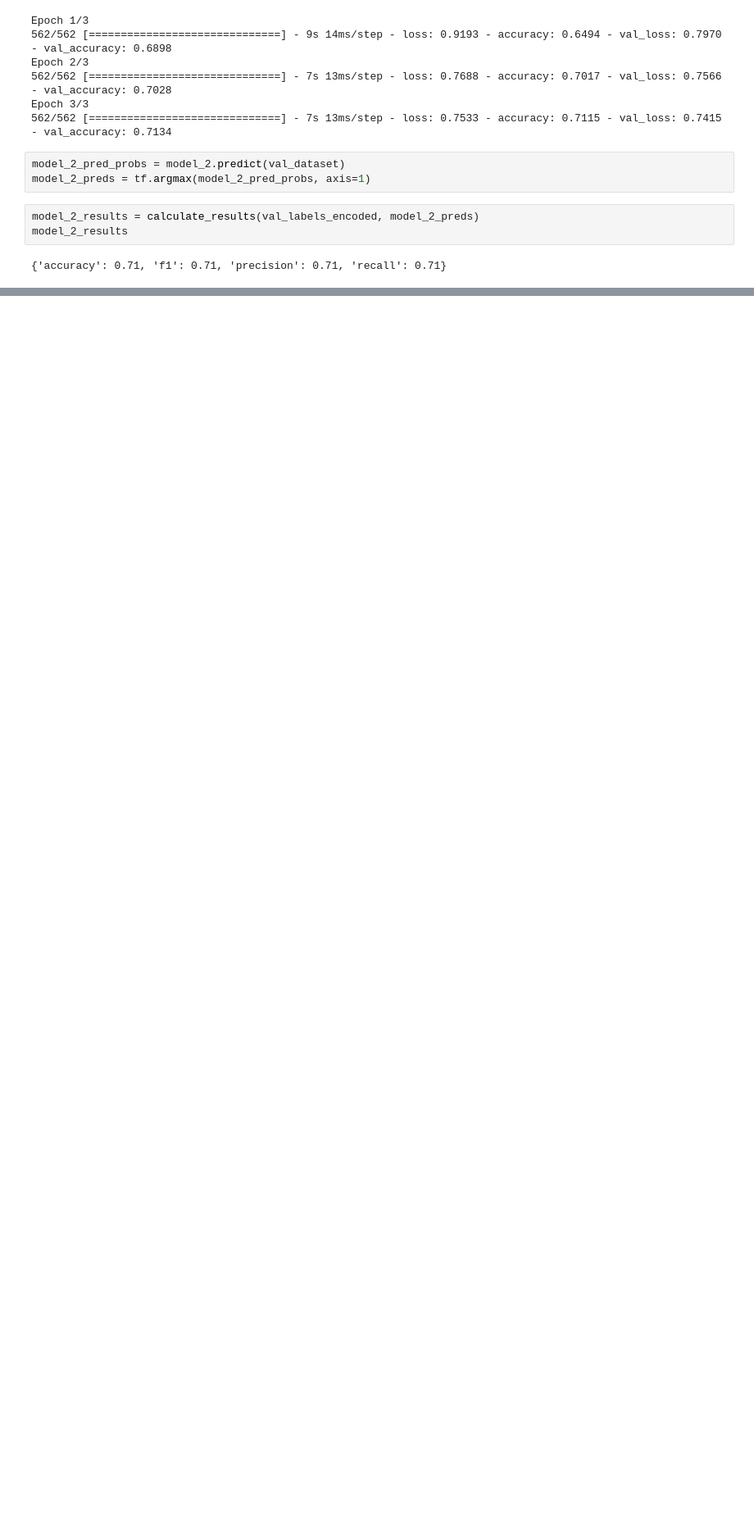
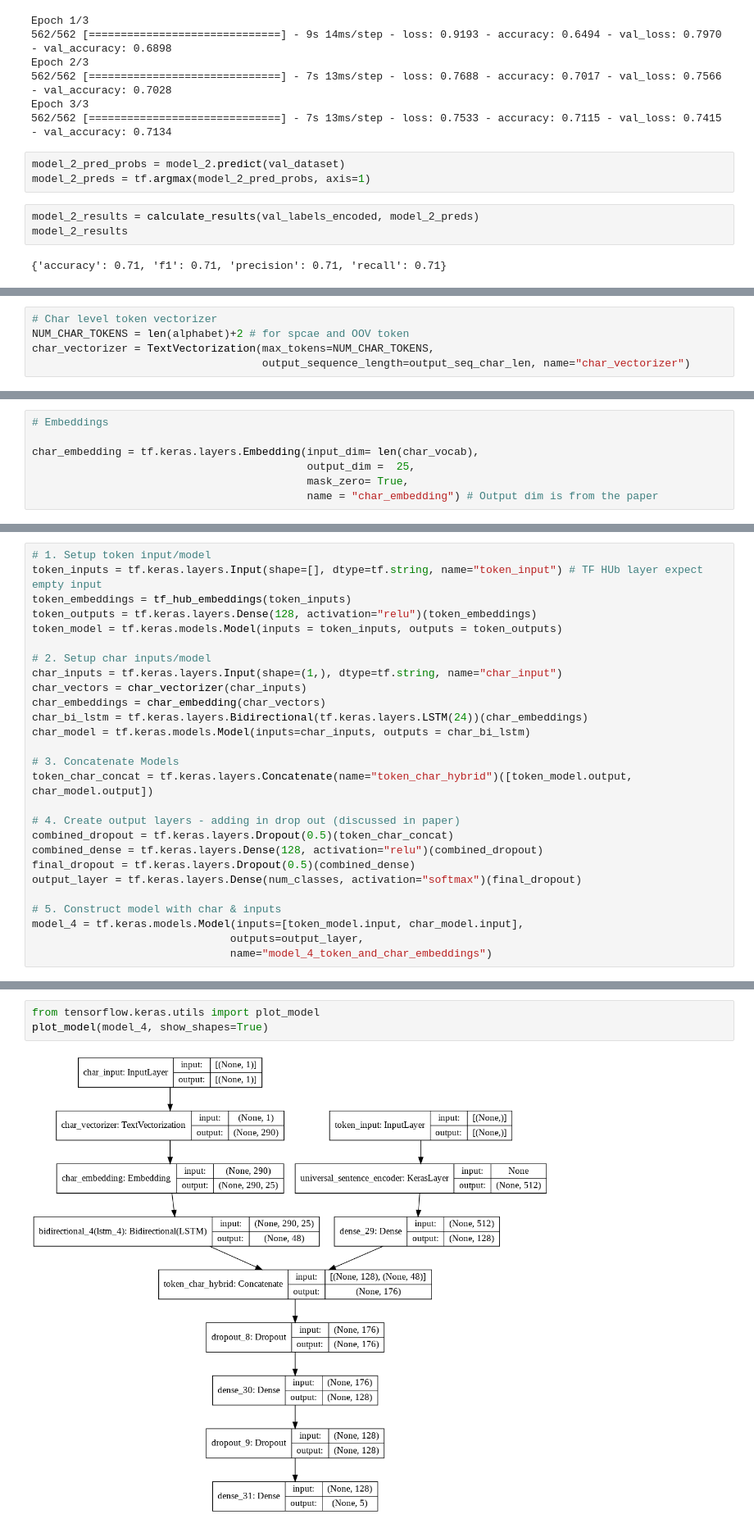
Before and after one commit to kaushikabhishek87/Tensorflow_projects, a Jupyter notebook: 09_NLP_tensorflow_skimlit.ipynb, the cells around one changed output, grey strips where cells are left out. Shown at 82% size. Cells and saved outputs as stored; diff of their text form; blank space fills up the shorter version.

```diff
--- a/09_NLP_tensorflow_skimlit.ipynb
+++ b/09_NLP_tensorflow_skimlit.ipynb
@@ -605,0 +659,5 @@ model_2_results
+# %%
+# Char level token vectorizer
+NUM_CHAR_TOKENS = len(alphabet)+2 # for spcae and OOV token
+char_vectorizer = TextVectorization(max_tokens=NUM_CHAR_TOKENS,
+                                    output_sequence_length=output_seq_char_len, name="char_vectorizer")
@@ -605,0 +695,7 @@ model_2_results
+# %%
+# Embeddings
+
+char_embedding = tf.keras.layers.Embedding(input_dim= len(char_vocab),
+                                           output_dim =  25,
+                                           mask_zero= True,
+                                           name = "char_embedding") # Output dim is from the paper
@@ -605,0 +790,27 @@ model_2_results
+# %%
+# 1. Setup token input/model
+token_inputs = tf.keras.layers.Input(shape=[], dtype=tf.string, name="token_input") # TF HUb layer expect empty input
+token_embeddings = tf_hub_embeddings(token_inputs)
+token_outputs = tf.keras.layers.Dense(128, activation="relu")(token_embeddings)
+token_model = tf.keras.models.Model(inputs = token_inputs, outputs = token_outputs)
+
+# 2. Setup char inputs/model
+char_inputs = tf.keras.layers.Input(shape=(1,), dtype=tf.string, name="char_input")
+char_vectors = char_vectorizer(char_inputs)
+char_embeddings = char_embedding(char_vectors)
+char_bi_lstm = tf.keras.layers.Bidirectional(tf.keras.layers.LSTM(24))(char_embeddings)
+char_model = tf.keras.models.Model(inputs=char_inputs, outputs = char_bi_lstm)
+
+# 3. Concatenate Models
+token_char_concat = tf.keras.layers.Concatenate(name="token_char_hybrid")([token_model.output,  char_model.output])
+
+# 4. Create output layers - adding in drop out (discussed in paper)
+combined_dropout = tf.keras.layers.Dropout(0.5)(token_char_concat)
+combined_dense = tf.keras.layers.Dense(128, activation="relu")(combined_dropout)
+final_dropout = tf.keras.layers.Dropout(0.5)(combined_dense)
+output_layer = tf.keras.layers.Dense(num_classes, activation="softmax")(final_dropout)
+
+# 5. Construct model with char & inputs
+model_4 = tf.keras.models.Model(inputs=[token_model.input, char_model.input],
+                               outputs=output_layer,
+                               name="model_4_token_and_char_embeddings")
@@ -605,0 +837,5 @@ model_2_results
+# %%
+from tensorflow.keras.utils import plot_model
+plot_model(model_4, show_shapes=True)
+# %% [output]
+[figure, added]
```
Also changed, not shown: parts of 32 cells of this notebook.
